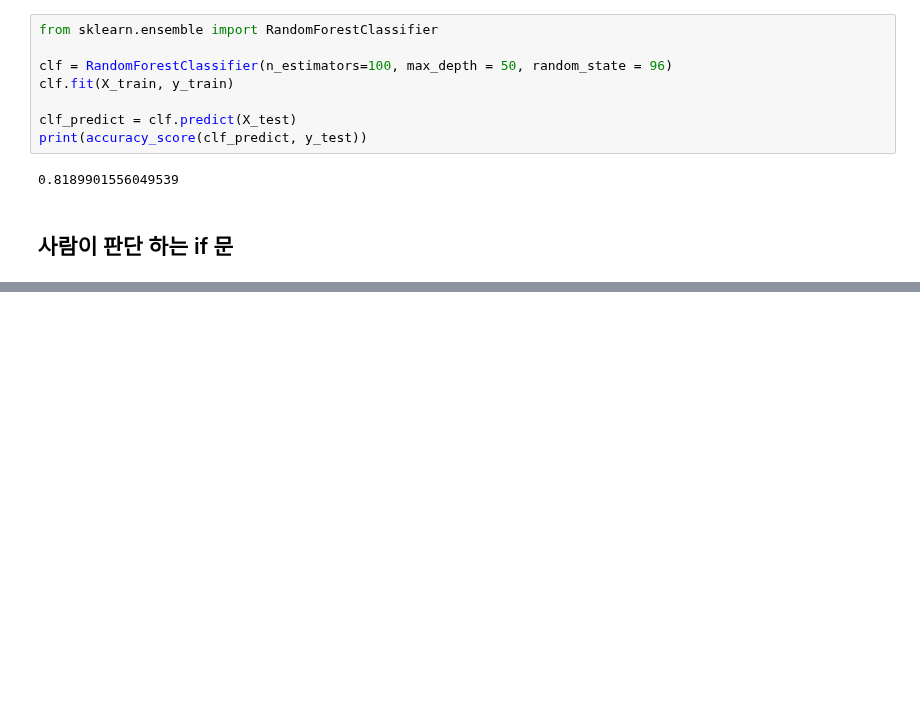
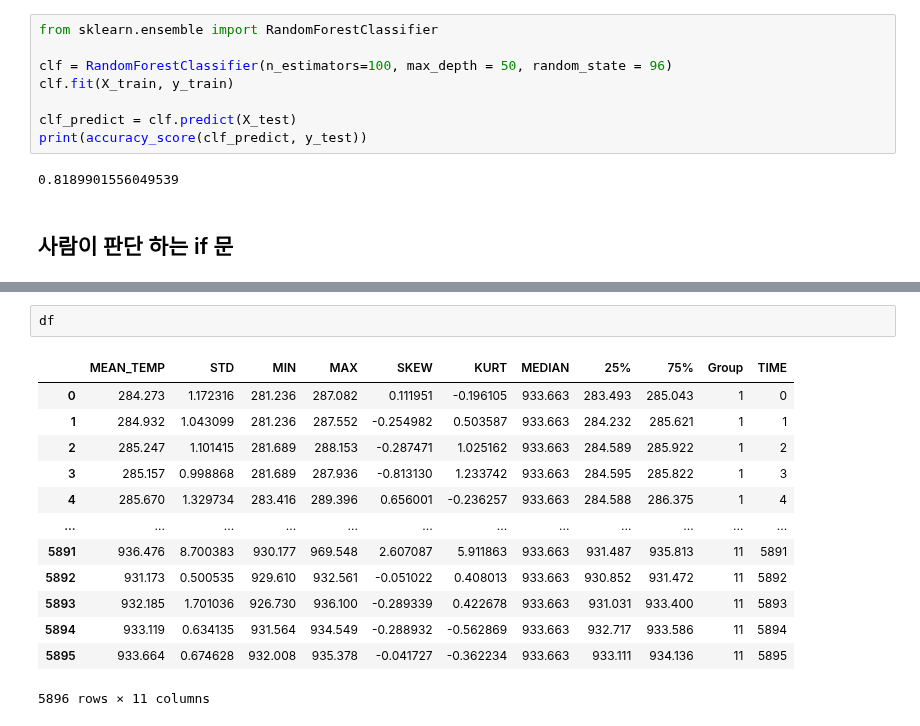
Before and after one commit to ksh914/hanhwa, a Jupyter notebook: 10_31_2.ipynb, the cells around one changed output, grey strips where cells are left out. Cells and saved outputs as stored; diff of their text form; blank space fills up the shorter version.

```diff
--- a/10_31_2.ipynb
+++ b/10_31_2.ipynb
@@ -353,0 +643,16 @@ def function(data):
+# %%
+df
+# %% [output]
+|  | MEAN_TEMP | STD | MIN | MAX | SKEW | KURT | MEDIAN | 25% | 75% | Group | TIME |
+| 0 | 284.273 | 1.172316 | 281.236 | 287.082 | 0.111951 | -0.196105 | 933.663 | 283.493 | 285.043 | 1 | 0 |
+| 1 | 284.932 | 1.043099 | 281.236 | 287.552 | -0.254982 | 0.503587 | 933.663 | 284.232 | 285.621 | 1 | 1 |
+| 2 | 285.247 | 1.101415 | 281.689 | 288.153 | -0.287471 | 1.025162 | 933.663 | 284.589 | 285.922 | 1 | 2 |
+| 3 | 285.157 | 0.998868 | 281.689 | 287.936 | -0.813130 | 1.233742 | 933.663 | 284.595 | 285.822 | 1 | 3 |
+| 4 | 285.670 | 1.329734 | 283.416 | 289.396 | 0.656001 | -0.236257 | 933.663 | 284.588 | 286.375 | 1 | 4 |
+| ... | ... | ... | ... | ... | ... | ... | ... | ... | ... | ... | ... |
+| 5891 | 936.476 | 8.700383 | 930.177 | 969.548 | 2.607087 | 5.911863 | 933.663 | 931.487 | 935.813 | 11 | 5891 |
+| 5892 | 931.173 | 0.500535 | 929.610 | 932.561 | -0.051022 | 0.408013 | 933.663 | 930.852 | 931.472 | 11 | 5892 |
+| 5893 | 932.185 | 1.701036 | 926.730 | 936.100 | -0.289339 | 0.422678 | 933.663 | 931.031 | 933.400 | 11 | 5893 |
+| 5894 | 933.119 | 0.634135 | 931.564 | 934.549 | -0.288932 | -0.562869 | 933.663 | 932.717 | 933.586 | 11 | 5894 |
+| 5895 | 933.664 | 0.674628 | 932.008 | 935.378 | -0.041727 | -0.362234 | 933.663 | 933.111 | 934.136 | 11 | 5895 |
+5896 rows × 11 columns
```
Also changed, not shown: parts of 58 cells of this notebook.
